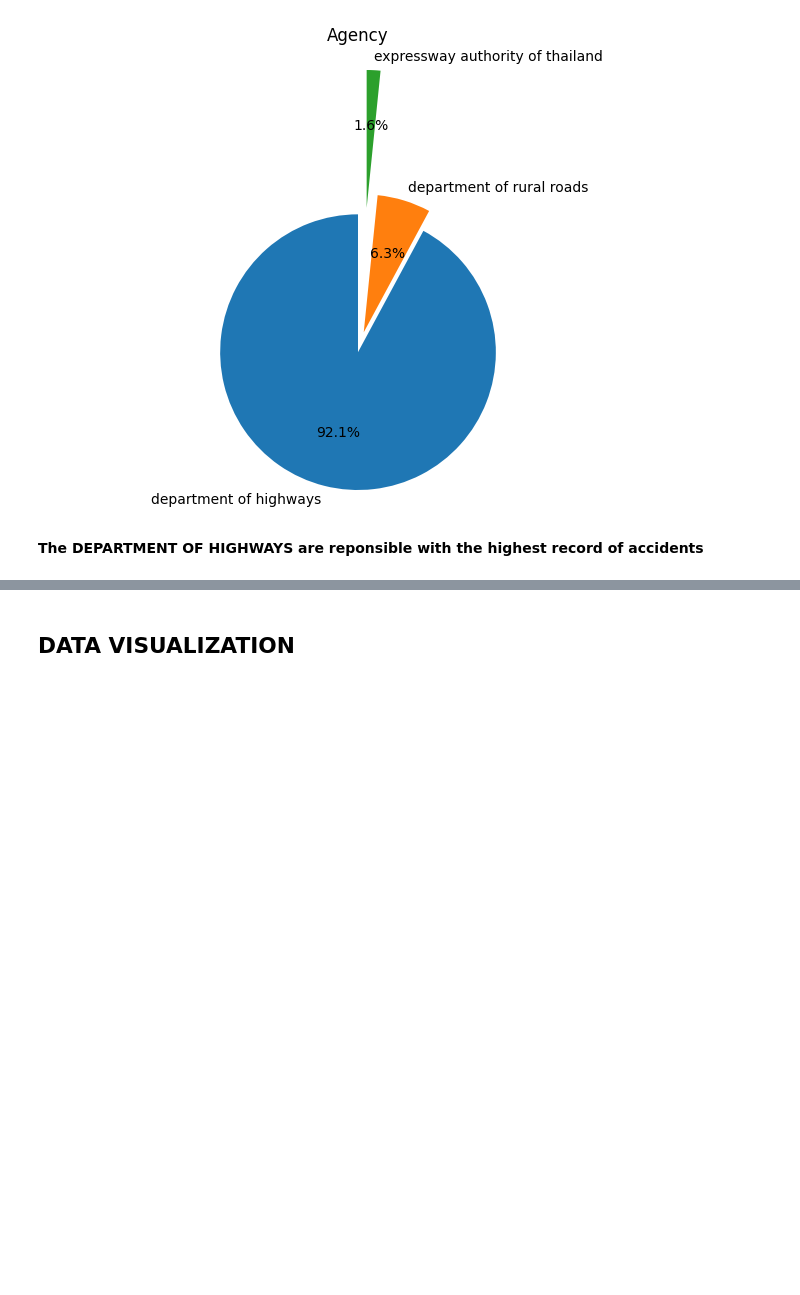
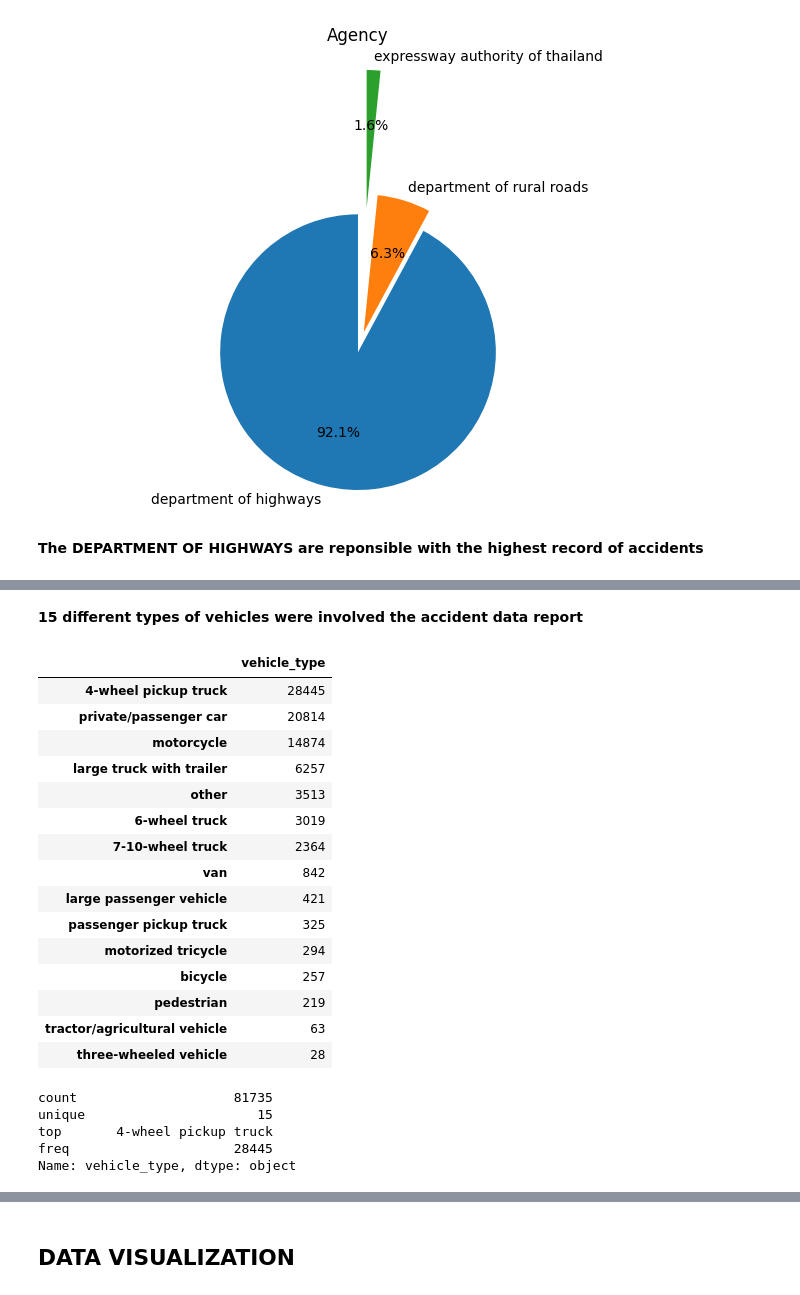
Before and after one commit to LegendSeyi/Thai_Road_Accident_Data_Analysis, a Jupyter notebook: Thai_Road_Accident_data_analysis.ipynb, the cells around one changed output, grey strips where cells are left out. Cells and saved outputs as stored; diff of their text form; code cells hidden in the pictures; blank space fills up the shorter version.

```diff
--- a/Thai_Road_Accident_data_analysis.ipynb
+++ b/Thai_Road_Accident_data_analysis.ipynb
@@ -1192,0 +1223,30 @@ plt.show()
+# %% [markdown]
+**15 different types of vehicles were involved the accident data report**
+# %%
+vehicle_type = data.vehicle_type.value_counts().to_frame()
+vehicle_type
+# %% [output]
+|  | vehicle_type |
+| 4-wheel pickup truck | 28445 |
+| private/passenger car | 20814 |
+| motorcycle | 14874 |
+| large truck with trailer | 6257 |
+| other | 3513 |
+| 6-wheel truck | 3019 |
+| 7-10-wheel truck | 2364 |
+| van | 842 |
+| large passenger vehicle | 421 |
+| passenger pickup truck | 325 |
+| motorized tricycle | 294 |
+| bicycle | 257 |
+| pedestrian | 219 |
+| tractor/agricultural vehicle | 63 |
+| three-wheeled vehicle | 28 |
+# %%
+data['vehicle_type'].describe()
+# %% [output]
+count                    81735
+unique                      15
+top       4-wheel pickup truck
+freq                     28445
+Name: vehicle_type, dtype: object
```
Also changed, not shown: parts of 9 cells of this notebook.
